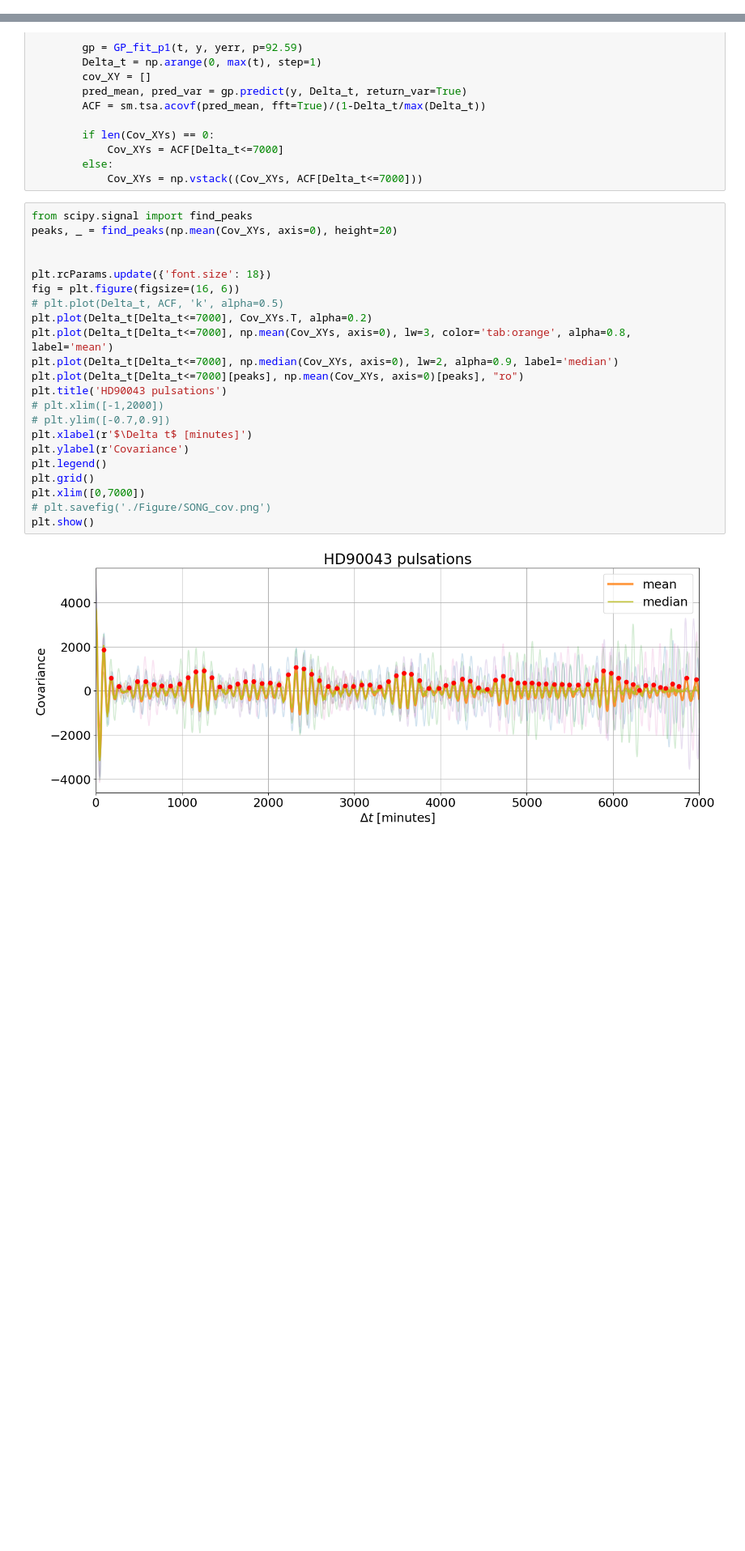
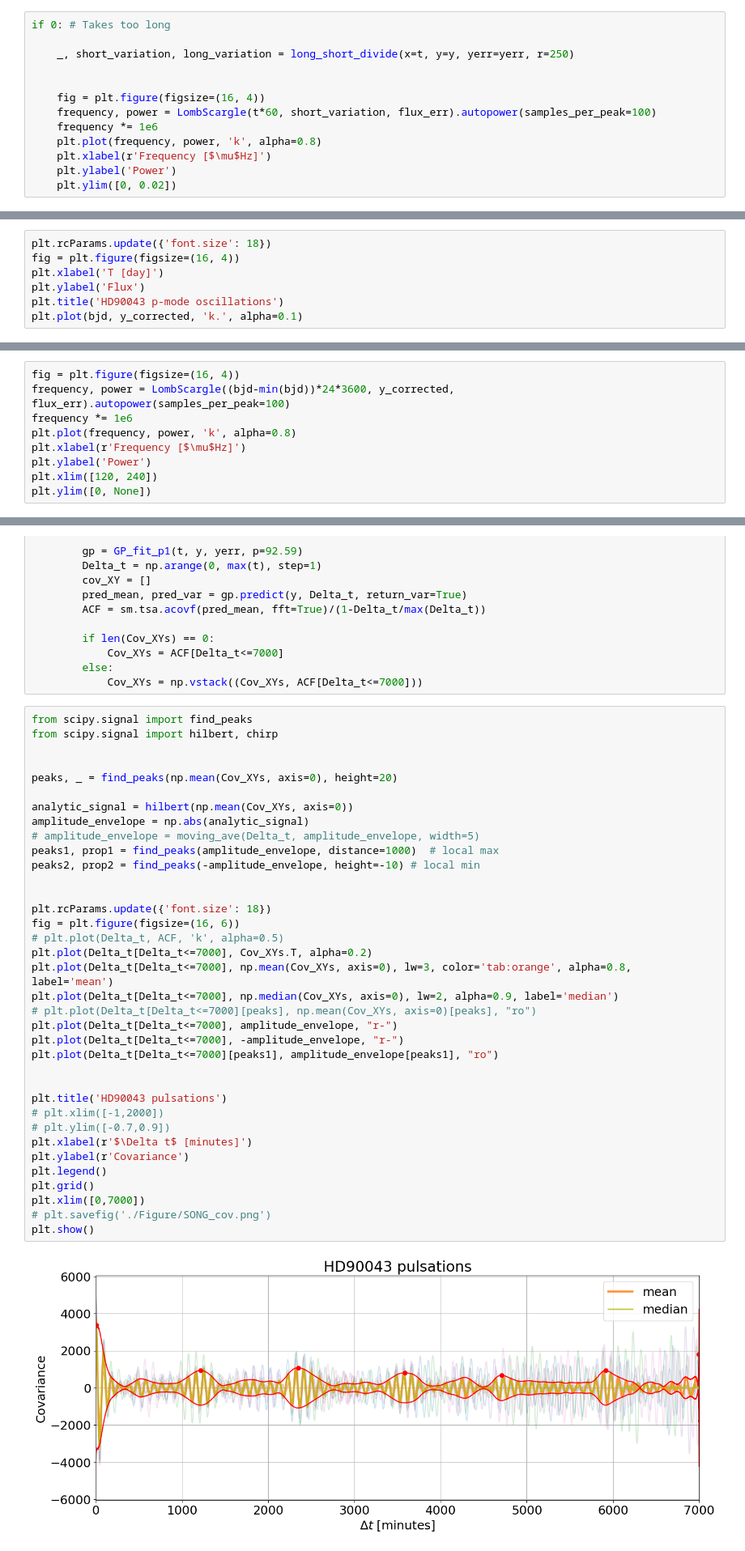
Before and after one commit to jinglinzhao/SONG, a Jupyter notebook: HD90043.ipynb, the cells around one changed output, grey strips where cells are left out. Shown at 81% size. Saved outputs shown, nothing was run; the diff lists cells and outputs as text; blank space fills up the shorter version.

```diff
--- a/HD90043.ipynb
+++ b/HD90043.ipynb
@@ -32,0 +70,13 @@ plt.plot(bjd, flux, 'k.', alpha=0.1)
+# %%
+if 0: # Takes too long
+
+    _, short_variation, long_variation = long_short_divide(x=t, y=y, yerr=yerr, r=250)
+
+
+    fig = plt.figure(figsize=(16, 4))
+    frequency, power = LombScargle(t*60, short_variation, flux_err).autopower(samples_per_peak=100)
+    frequency *= 1e6
+    plt.plot(frequency, power, 'k', alpha=0.8)
+    plt.xlabel(r'Frequency [$\mu$Hz]')
+    plt.ylabel('Power')
+    plt.ylim([0, 0.02])
@@ -32,0 +110,7 @@ plt.plot(bjd, flux, 'k.', alpha=0.1)
+# %%
+plt.rcParams.update({'font.size': 18})
+fig = plt.figure(figsize=(16, 4))
+plt.xlabel('T [day]')
+plt.ylabel('Flux')
+plt.title('HD90043 p-mode oscillations')
+plt.plot(bjd, y_corrected, 'k.', alpha=0.1)
@@ -32,0 +120,9 @@ plt.plot(bjd, flux, 'k.', alpha=0.1)
+# %%
+fig = plt.figure(figsize=(16, 4))
+frequency, power = LombScargle((bjd-min(bjd))*24*3600, y_corrected, flux_err).autopower(samples_per_peak=100)
+frequency *= 1e6
+plt.plot(frequency, power, 'k', alpha=0.8)
+plt.xlabel(r'Frequency [$\mu$Hz]')
+plt.ylabel('Power')
+plt.xlim([120, 240])
+plt.ylim([0, None])
@@ -257,25 +336,39 @@ for i in range(4):
             Cov_XYs = np.vstack((Cov_XYs, ACF[Delta_t<=7000]))
 # %%
 from scipy.signal import find_peaks
+from scipy.signal import hilbert, chirp
+
+
 peaks, _ = find_peaks(np.mean(Cov_XYs, axis=0), height=20)
+
+analytic_signal = hilbert(np.mean(Cov_XYs, axis=0))
+amplitude_envelope = np.abs(analytic_signal)
+# amplitude_envelope = moving_ave(Delta_t, amplitude_envelope, width=5)
+peaks1, prop1 = find_peaks(amplitude_envelope, distance=1000)  # local max
+peaks2, prop2 = find_peaks(-amplitude_envelope, height=-10) # local min
 
 
 plt.rcParams.update({'font.size': 18})
 fig = plt.figure(figsize=(16, 6))
 # plt.plot(Delta_t, ACF, 'k', alpha=0.5)
 plt.plot(Delta_t[Delta_t<=7000], Cov_XYs.T, alpha=0.2)
 plt.plot(Delta_t[Delta_t<=7000], np.mean(Cov_XYs, axis=0), lw=3, color='tab:orange', alpha=0.8, label='mean')
 plt.plot(Delta_t[Delta_t<=7000], np.median(Cov_XYs, axis=0), lw=2, alpha=0.9, label='median')
-plt.plot(Delta_t[Delta_t<=7000][peaks], np.mean(Cov_XYs, axis=0)[peaks], "ro")
+# plt.plot(Delta_t[Delta_t<=7000][peaks], np.mean(Cov_XYs, axis=0)[peaks], "ro")
+plt.plot(Delta_t[Delta_t<=7000], amplitude_envelope, "r-")
+plt.plot(Delta_t[Delta_t<=7000], -amplitude_envelope, "r-")
+plt.plot(Delta_t[Delta_t<=7000][peaks1], amplitude_envelope[peaks1], "ro")
+
+
 plt.title('HD90043 pulsations')
 # plt.xlim([-1,2000])
 # plt.ylim([-0.7,0.9])
 plt.xlabel(r'$\Delta t$ [minutes]')
 plt.ylabel(r'Covariance')
 plt.legend()
 plt.grid()
 plt.xlim([0,7000])
 # plt.savefig('./Figure/SONG_cov.png')
 plt.show()
 # %% [output]
-[figure, old version]
+[figure, new version]
```
Also changed, not shown: parts of 12 cells of this notebook, 3 other files.
